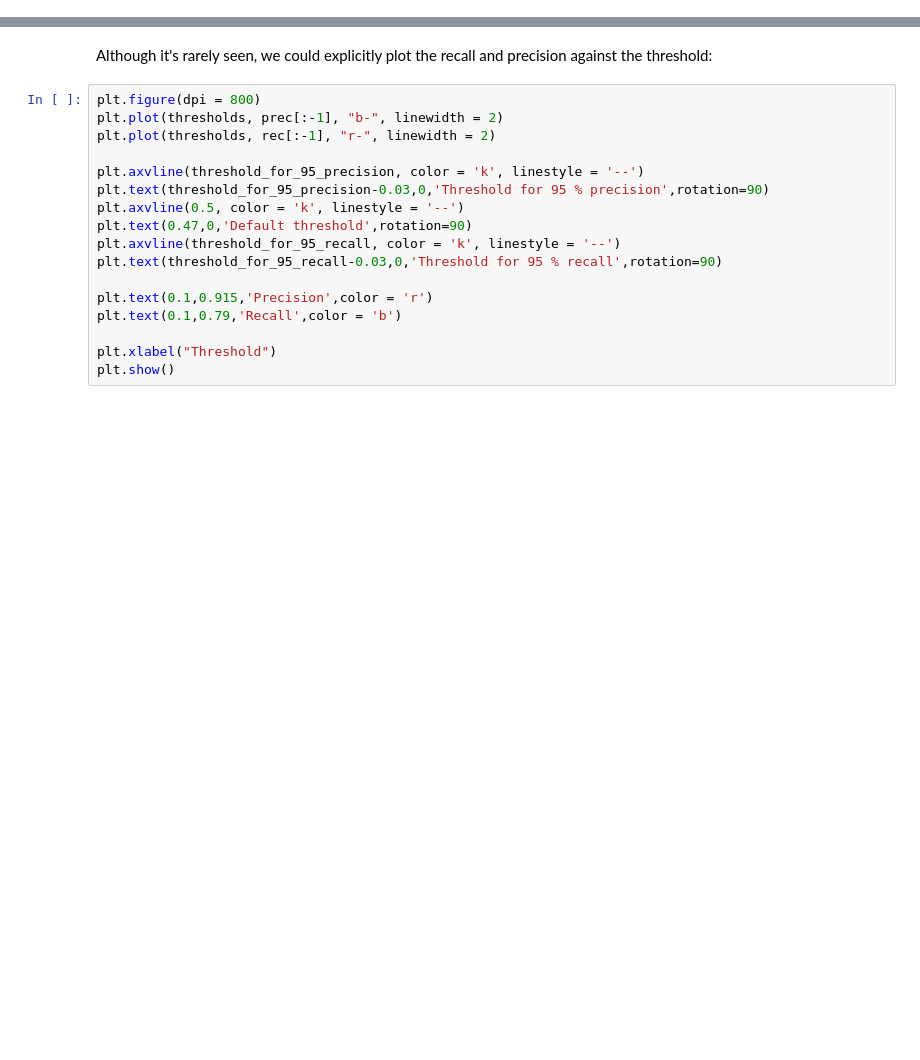
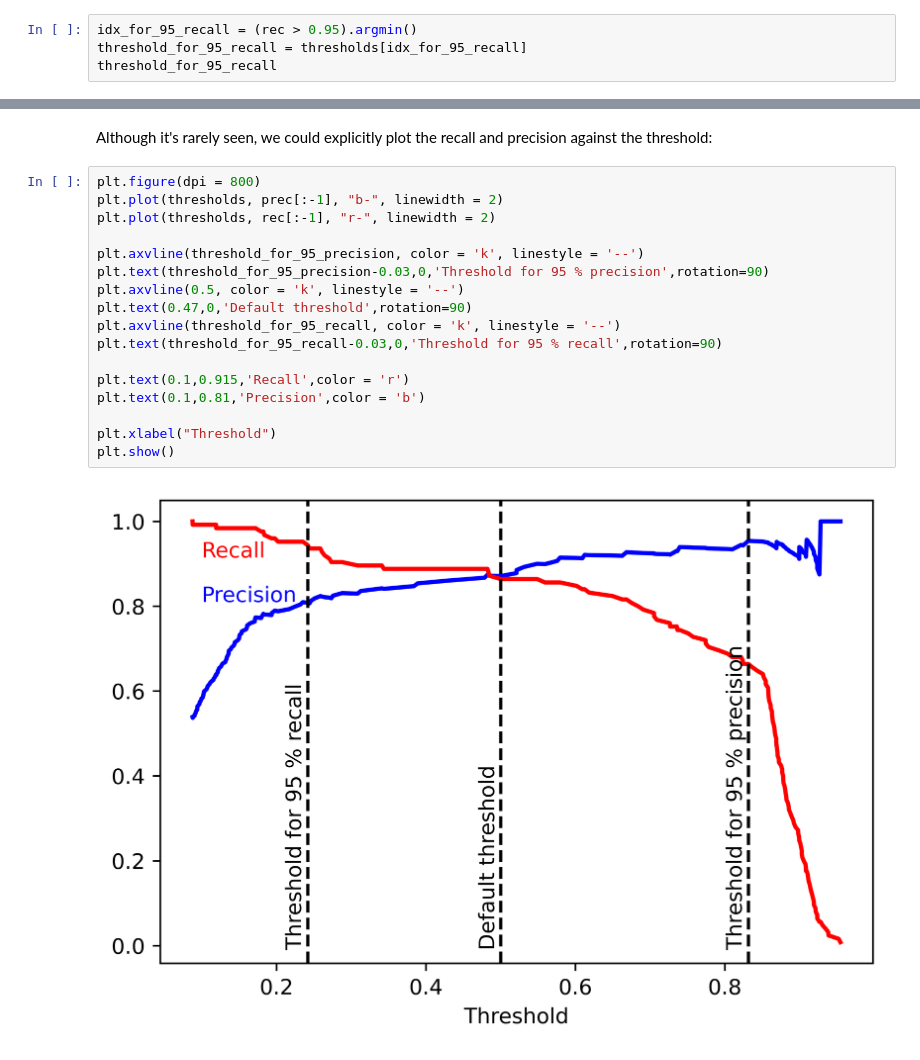
Before and after one commit to RBrooksDK/MAL1, a Jupyter notebook: 06 Validation methods and performance metrics/Performance metrics.ipynb, the cells around one changed output, grey strips where cells are left out. Cells and saved outputs as stored; diff of their text form; blank space fills up the shorter version.

```diff
--- a/06 Validation methods and performance metrics/Performance metrics.ipynb
+++ b/06 Validation methods and performance metrics/Performance metrics.ipynb
@@ -45,3 +90,7 @@ We could then plot this curve using a range of different models and see which on
 ## Forcing the model to higher recall or precision
 # %% [markdown]
 Let's look in detail at this threshold business. For SVM, the default threshold is 0.5 - when the models thinks there's more than a 50 % chance it's positive, it will be classified as positive. But we could force the model to change the threshold to avoid either false negatives or false positives. Now we're really going into the machine room and changing the fundamental assumptions of the algorithms - so you've got to be careful and know what you're doing! Let's say we're going for 95 % recall - at the expense of precision.
+# %%
+idx_for_95_recall = (rec > 0.95).argmin()
+threshold_for_95_recall = thresholds[idx_for_95_recall]
+threshold_for_95_recall
@@ -81,17 +144,19 @@ Although it's rarely seen, we could explicitly plot the recall and precision aga
 # %%
 plt.figure(dpi = 800)
 plt.plot(thresholds, prec[:-1], "b-", linewidth = 2)
 plt.plot(thresholds, rec[:-1], "r-", linewidth = 2)
 
 plt.axvline(threshold_for_95_precision, color = 'k', linestyle = '--')
 plt.text(threshold_for_95_precision-0.03,0,'Threshold for 95 % precision',rotation=90)
 plt.axvline(0.5, color = 'k', linestyle = '--')
 plt.text(0.47,0,'Default threshold',rotation=90)
 plt.axvline(threshold_for_95_recall, color = 'k', linestyle = '--')
 plt.text(threshold_for_95_recall-0.03,0,'Threshold for 95 % recall',rotation=90)
 
-plt.text(0.1,0.915,'Precision',color = 'r')
-plt.text(0.1,0.79,'Recall',color = 'b')
+plt.text(0.1,0.915,'Recall',color = 'r')
+plt.text(0.1,0.81,'Precision',color = 'b')
 
 plt.xlabel("Threshold")
 plt.show()
+# %% [output]
+[figure, added]
```
Also changed, not shown: parts of 8 cells of this notebook, 2 other files.
